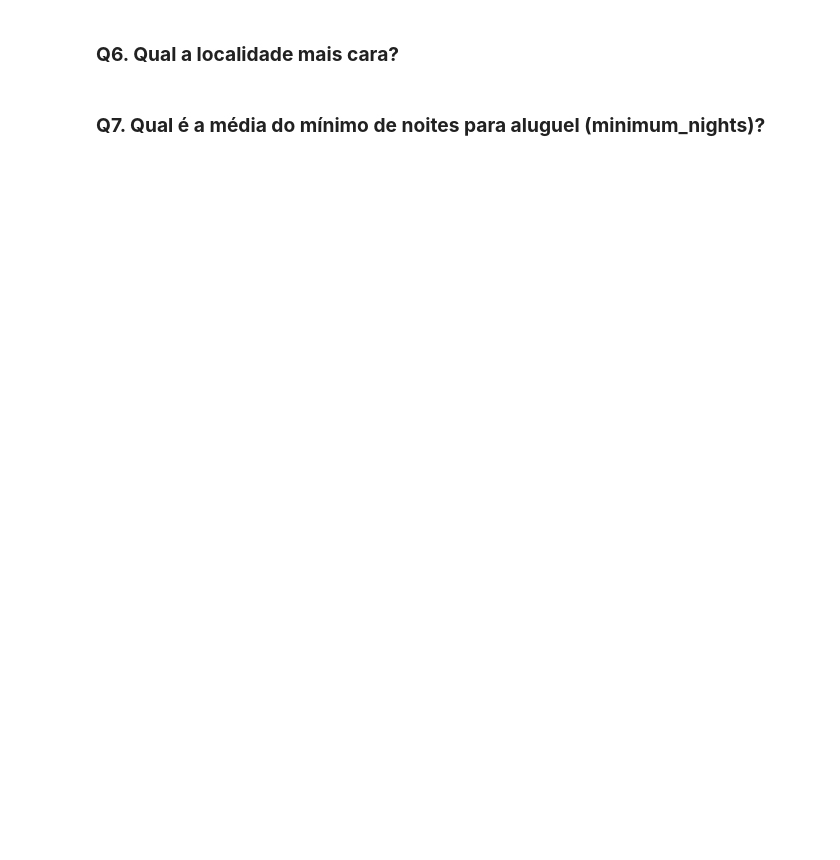
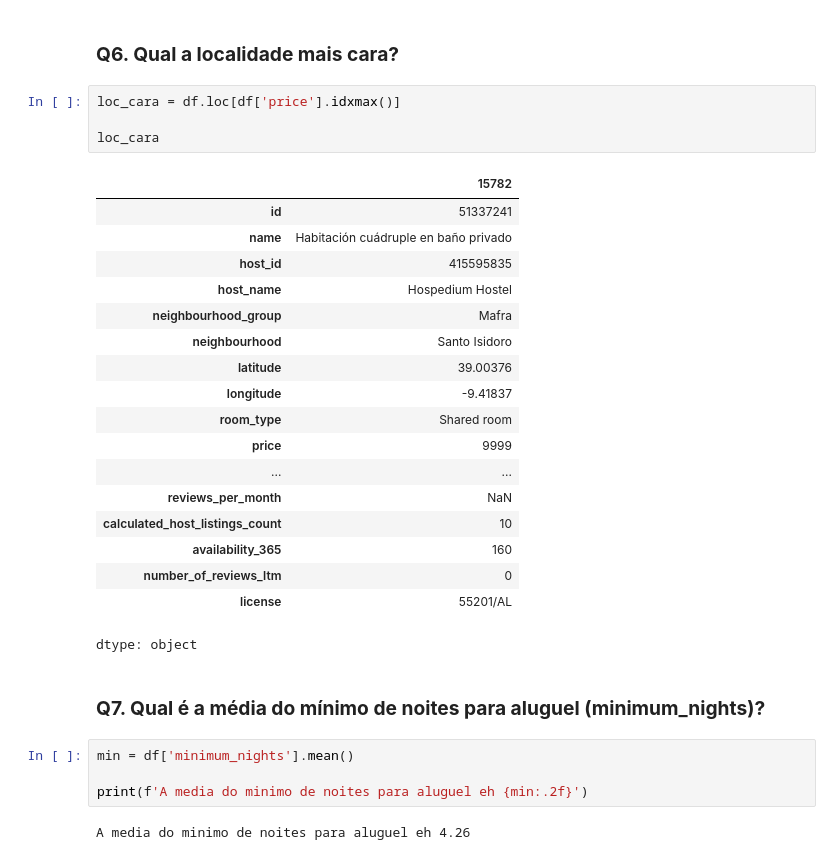
Before and after one commit to AndrielHenrique/data_science_2025, a Jupyter notebook: notebooks/Lab06_Data_Cleaning/Exercicio_Analisando_os_Dados_do_Booking.ipynb, the cells around one changed output. Saved outputs shown, nothing was run; the diff lists cells and outputs as text; blank space fills up the shorter version.

```diff
--- a/notebooks/Lab06_Data_Cleaning/Exercicio_Analisando_os_Dados_do_Booking.ipynb
+++ b/notebooks/Lab06_Data_Cleaning/Exercicio_Analisando_os_Dados_do_Booking.ipynb
@@ -154,4 +170,33 @@ df.describe()
 # %% [markdown]
 ### **Q6. Qual a localidade mais cara?**
+# %%
+loc_cara = df.loc[df['price'].idxmax()]
+
+loc_cara
+# %% [output]
+|  | 15782 |
+| id | 51337241 |
+| name | Habitación cuádruple en baño privado |
+| host_id | 415595835 |
+| host_name | Hospedium Hostel |
+| neighbourhood_group | Mafra |
+| neighbourhood | Santo Isidoro |
+| latitude | 39.00376 |
+| longitude | -9.41837 |
+| room_type | Shared room |
+| price | 9999 |
+| ... | ... |
+| reviews_per_month | NaN |
+| calculated_host_listings_count | 10 |
+| availability_365 | 160 |
+| number_of_reviews_ltm | 0 |
+| license | 55201/AL |
+dtype: object
 # %% [markdown]
 ### **Q7. Qual é a média do mínimo de noites para aluguel (minimum_nights)?**
+# %%
+min = df['minimum_nights'].mean()
+
+print(f'A media do minimo de noites para aluguel eh {min:.2f}')
+# %% [output]
+A media do minimo de noites para aluguel eh 4.26
```
Also changed, not shown: parts of 4 cells of this notebook.
